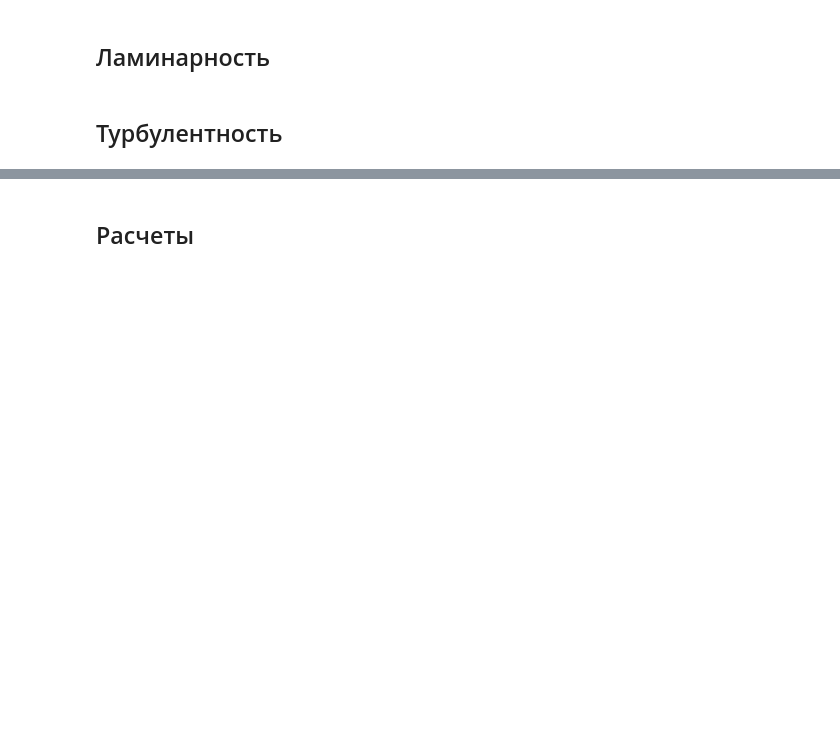
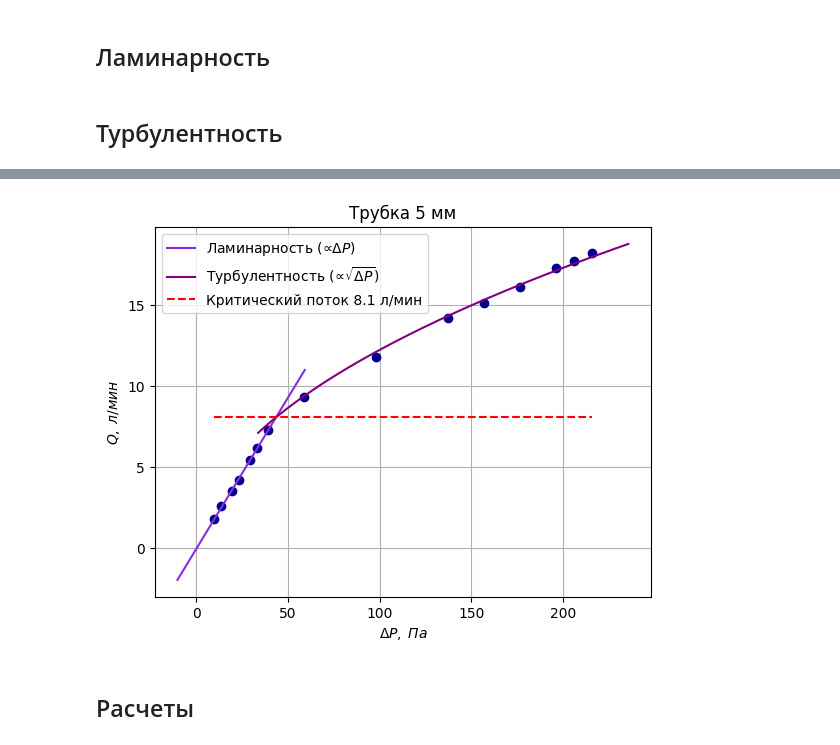
Before and after one commit to TimBelinskii/PhysicsLabs, a Jupyter notebook: II семестр/1.3.3/processing.ipynb, the cells around one changed output, grey strips where cells are left out. Saved outputs shown, nothing was run; the diff lists cells and outputs as text; code cells hidden in the pictures; blank space fills up the shorter version.

```diff
--- a/II семестр/1.3.3/processing.ipynb
+++ b/II семестр/1.3.3/processing.ipynb
@@ -74,3 +110,18 @@ popt5t, pcov5t = curve_fit(sqroot, P5[a:], Q5[a:])
+# %%
+inter5 = findIntersection(linear, popt5, sqroot, popt5t, 100)
+plt.plot(P5, Q5, 'o', color='darkblue')
+plt.grid()
+plt.plot(p5, linear(p5, *popt5), color='blueviolet', label=r'Ламинарность $(\varpropto \Delta P)$')
+plt.plot(p5t, sqroot(p5t, *popt5t), color='purple', label=r'Турбулентность $(\varpropto \sqrt{\Delta P})$')
+plt.plot(np.linspace(P5.min(), P5.max(), 20), np.linspace(linear(inter5, *popt5), linear(inter5, *popt5), 20), '--',
+         color='r', label=f'Критический поток {round(linear(inter5, *popt5)[0], 1)} л/мин')
+plt.title('Трубка 5 мм')
+plt.ylabel(r'$Q,\;л/мин$')
+plt.xlabel(r'$\Delta P,\;Па$')
+plt.legend()
+plt.savefig('graphs\Q(dP)[5mm].png')
+# %% [output]
+[figure, added]
 # %% [markdown]
 ## Расчеты
 # %% [markdown]
```
Also changed, not shown: parts of 12 cells of this notebook.
